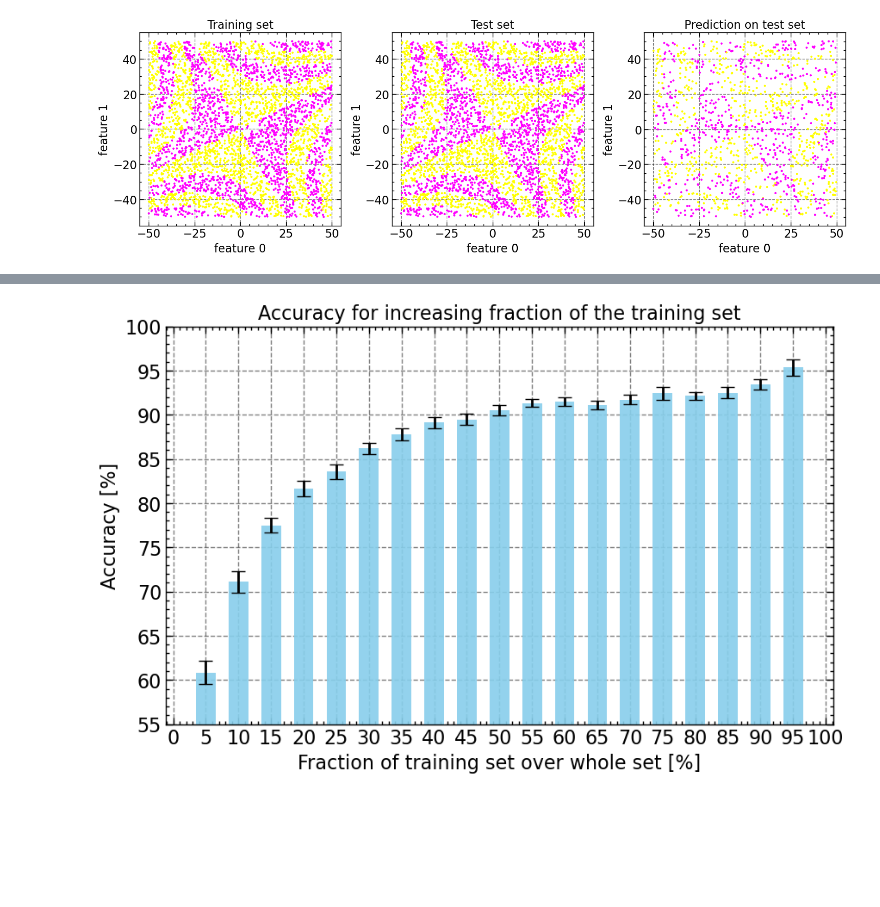
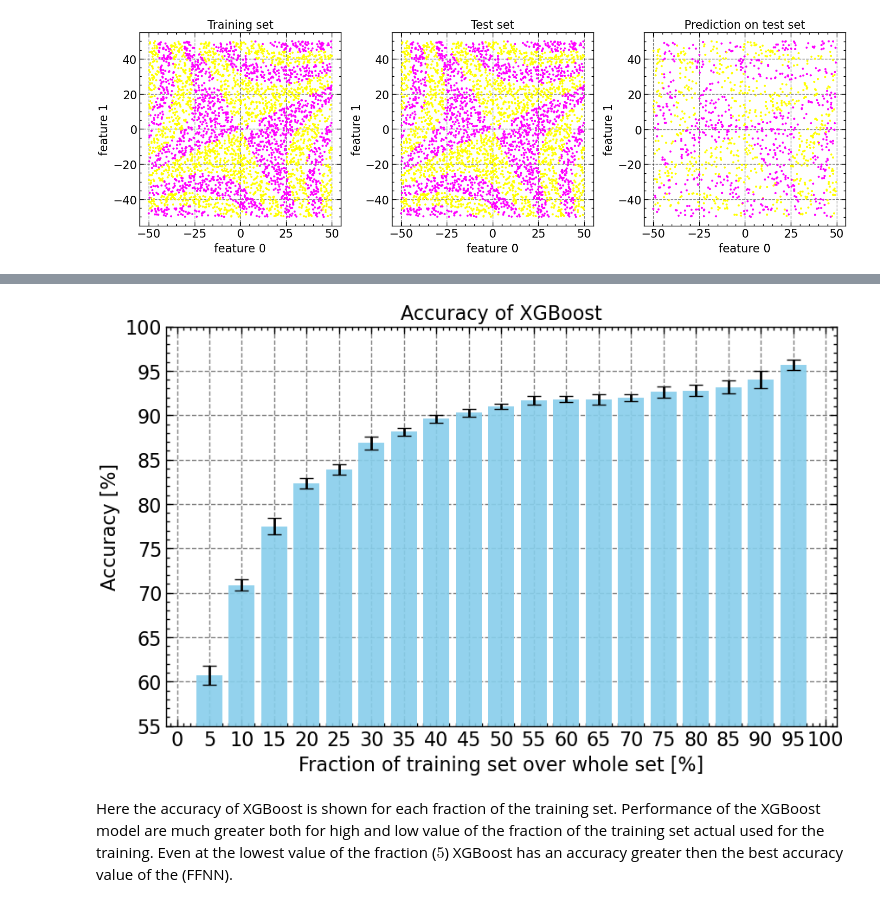
Before and after one commit to AlbertoCasellato/LCP-B, a Jupyter notebook: ex4/useful.ipynb, the cells around one changed output, grey strips where cells are left out. Cells and saved outputs as stored; diff of their text form; code cells hidden in the pictures; blank space fills up the shorter version.

```diff
--- a/ex4/useful.ipynb
+++ b/ex4/useful.ipynb
@@ -159,25 +249,7 @@ XGB_accuracies = np.array(XGB_accuracies)
-# %%
-# Creazione del grafico con barre di errore
-plt.figure(figsize = (10, 6))
-plt.bar(np.array(fraction) * 100,
-        XGB_accuracies[:,0] * 100,
-        yerr = XGB_accuracies[:,1] * 100,
-        width = 3,
-        capsize = 6,
-        color = 'skyblue',
-        alpha = 0.9)
-#plt.errorbar(np.array(fraction) * 100, accuracies[:,0], yerr = accuracies[:,1], fmt = 'o', capsize = 5, label='Dati con errore')
-
-# Aggiunta di etichette e titolo
-plt.xlabel('Fraction of training set over whole set [%]')
-plt.xticks(np.arange(0, 101, 5))
-plt.ylabel('Accuracy [%]')
-plt.ylim(55, 100)
-plt.title('Accuracy for increasing fraction of the training set')
-#plt.legend()
-
-# Mostra il grafico
-plt.grid(True)
-plt.show()
-# %% [output]
-[figure, removed]
+# %%
+make_plot(np.array(accuracy_generator.XGB_accuracies)[-1],
+          "Accuracy of XGBoost", lim = (55, 100))
+# %% [output]
+[figure, added]
+# %% [markdown]
+Here the accuracy of XGBoost is shown for each fraction of the training set. Performance of the XGBoost model are much greater both for high and low value of the fraction of the training set actual used for the training. Even at the lowest value of the fraction ($5%$) XGBoost has an accuracy greater then the best accuracy value of the (FFNN).
```
Also changed, not shown: parts of 17 cells of this notebook, 1 other file.
